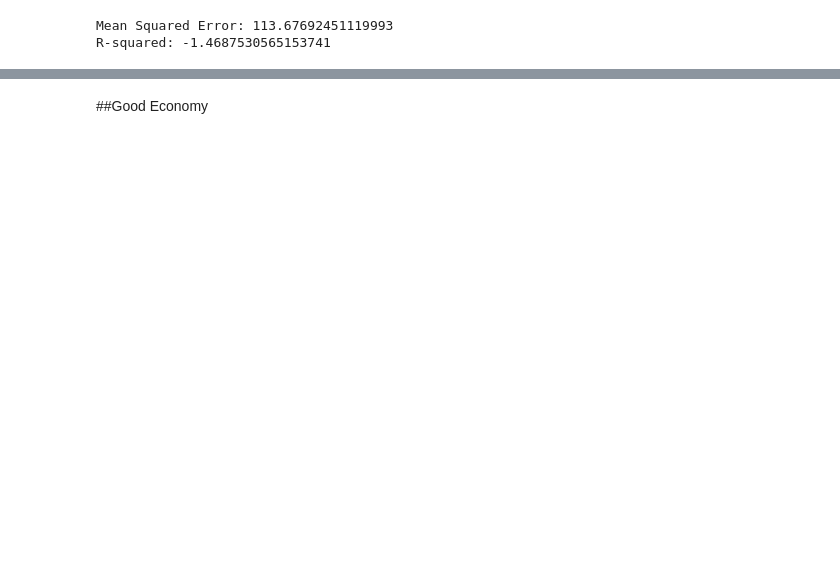
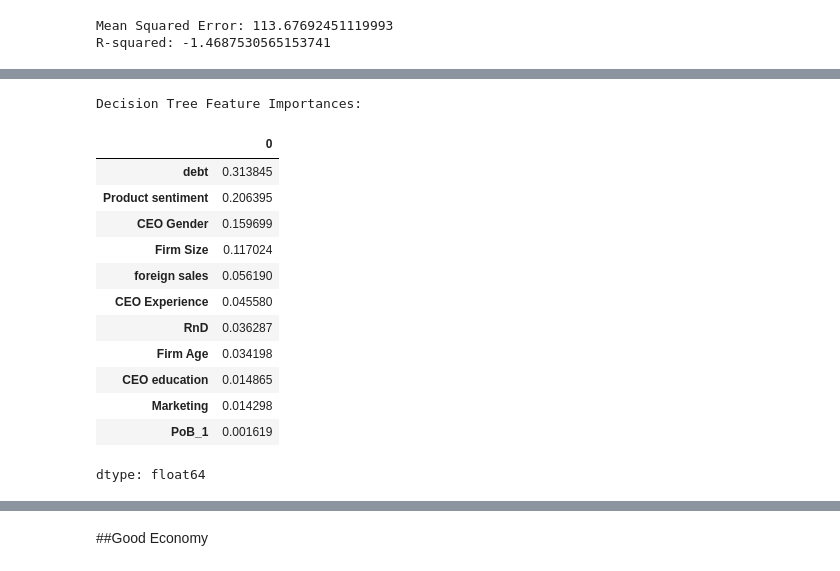
Before and after one commit to nananana25/MSC151, a Jupyter notebook: CW4_MRAP.ipynb, the cells around one changed output, grey strips where cells are left out. Drawn from its saved outputs; the diff is of its cells as text; code cells hidden in the pictures; blank space fills up the shorter version.

```diff
--- a/CW4_MRAP.ipynb
+++ b/CW4_MRAP.ipynb
@@ -397,0 +425,26 @@ R-squared: -1.4687530565153741
+# %%
+feature_importances_dt = model_dt.feature_importances_
+
+# Create a pandas Series for better visualization
+feature_importance_series_dt = pd.Series(feature_importances_dt, index=X_new.columns)
+
+# Sort the features by importance
+sorted_feature_importance_dt = feature_importance_series_dt.sort_values(ascending=False)
+
+print("Decision Tree Feature Importances:")
+display(sorted_feature_importance_dt)
+# %% [output]
+Decision Tree Feature Importances:
+|  | 0 |
+| debt | 0.313845 |
+| Product sentiment | 0.206395 |
+| CEO Gender | 0.159699 |
+| Firm Size | 0.117024 |
+| foreign sales | 0.056190 |
+| CEO Experience | 0.045580 |
+| RnD | 0.036287 |
+| Firm Age | 0.034198 |
+| CEO education | 0.014865 |
+| Marketing | 0.014298 |
+| PoB_1 | 0.001619 |
+dtype: float64
```
Also changed, not shown: parts of 19 cells of this notebook.
